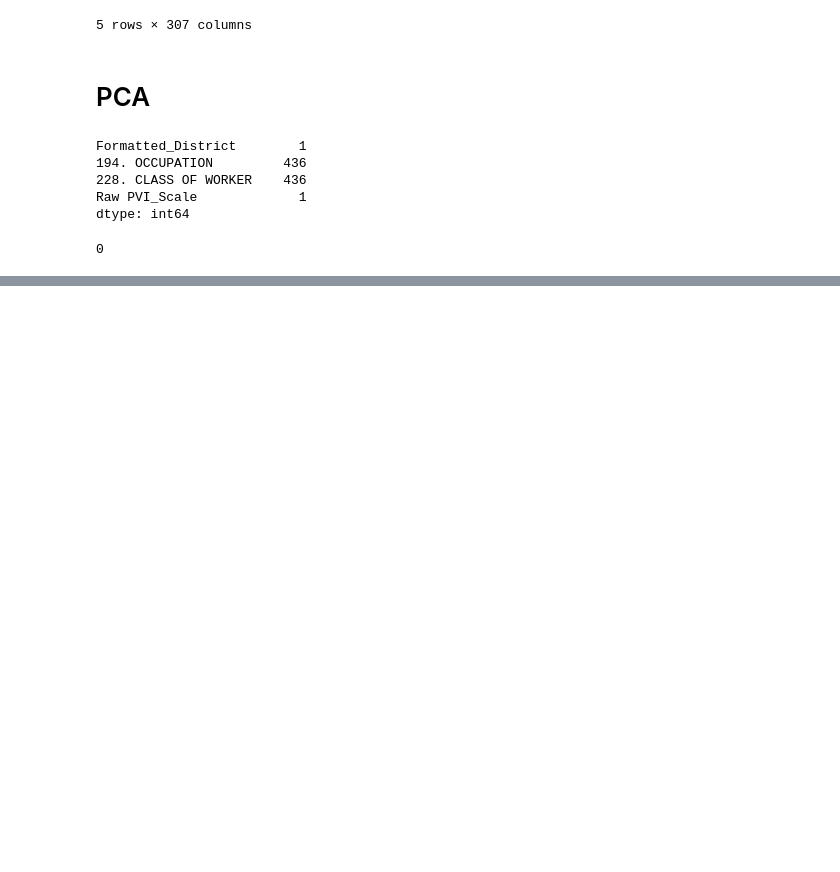
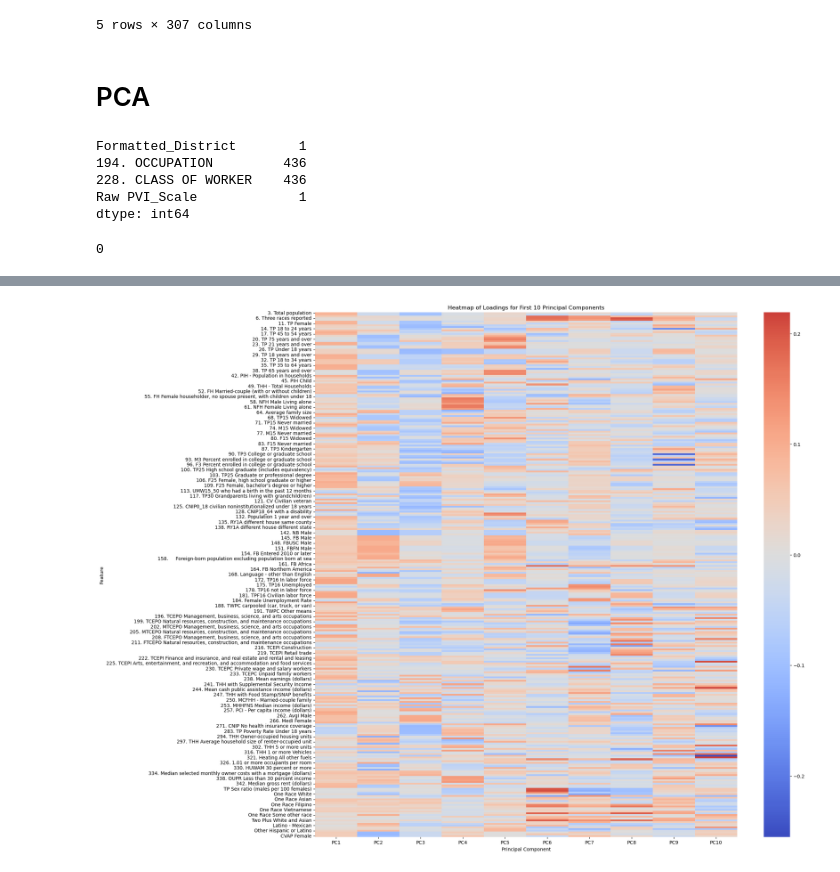
Before and after one commit to samforwill/District-Insights, a Jupyter notebook: Base Model Notebook.ipynb, the cells around one changed output, grey strips where cells are left out. Drawn from its saved outputs; the diff is of its cells as text; code cells hidden in the pictures; blank space fills up the shorter version.

```diff
--- a/Base Model Notebook.ipynb
+++ b/Base Model Notebook.ipynb
@@ -593,0 +667,10 @@ NameError: name 'scaler' is not defined
+# %%
+# Create a larger heatmap of the loadings
+plt.figure(figsize=(20, 20))
+sns.heatmap(loadings_10.T, cmap="coolwarm", center=0)
+plt.title('Heatmap of Loadings for First 10 Principal Components')
+plt.xlabel('Principal Component')
+plt.ylabel('Feature')
+plt.show()
+# %% [output]
+[figure, added]
```
Also changed, not shown: parts of 7 cells of this notebook.
